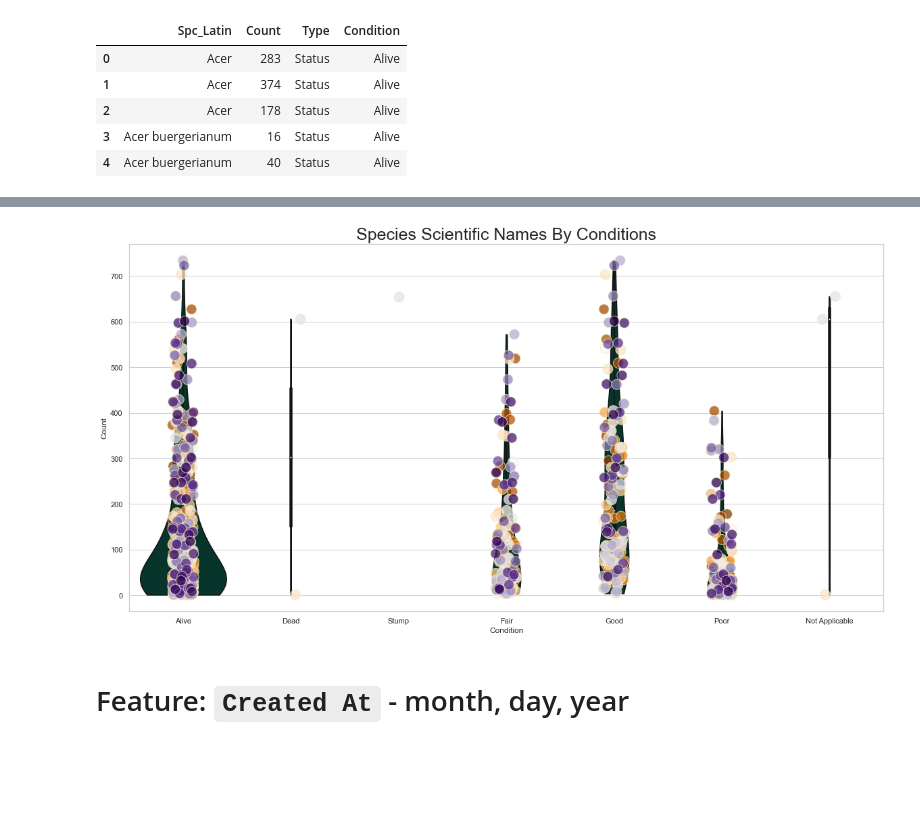
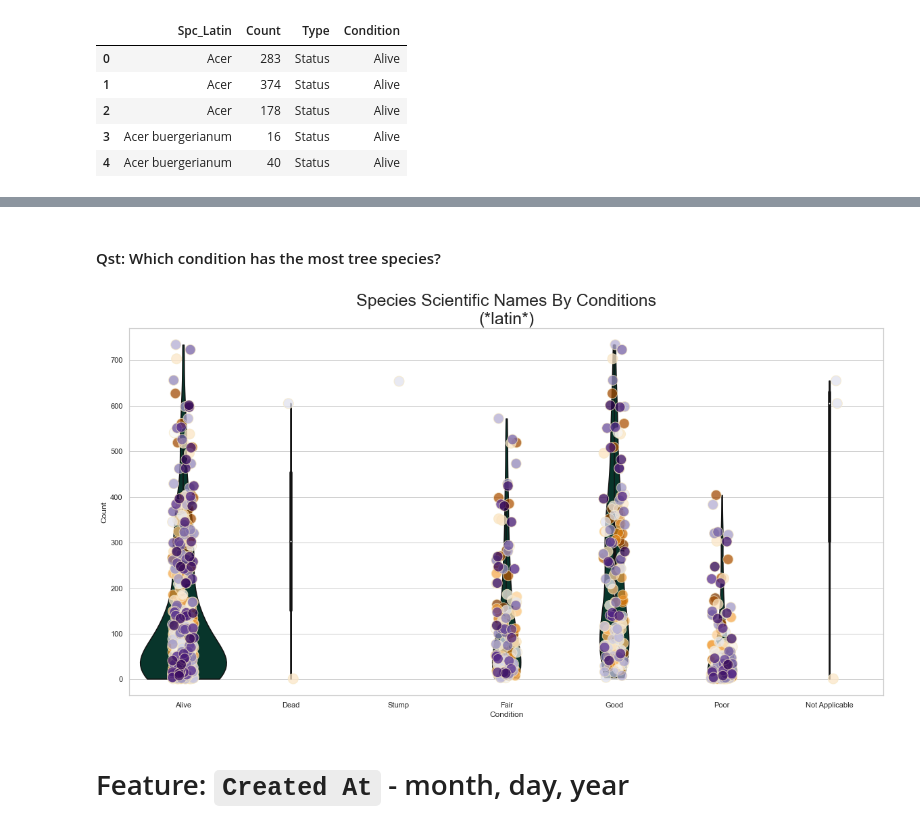
Before and after one commit to MarcellaHarr/ny_street-trees_2015, a Jupyter notebook: exploration-ny-street-trees.ipynb, the cells around one changed output, grey strips where cells are left out. Cells and saved outputs as stored; diff of their text form; code cells hidden in the pictures; blank space fills up the shorter version.

```diff
--- a/exploration-ny-street-trees.ipynb
+++ b/exploration-ny-street-trees.ipynb
@@ -1408,3 +1483,5 @@ species.head()
+# %% [markdown]
+#### Qst: Which condition has the most tree species?
 # %%
 # Visualise species names in relation to Conditions
 
@@ -1417,36 +1494,37 @@ ax = sns.violinplot(data = species,
                   x = 'Condition',
                   y = 'Count',
                   color = '#003c30',
                   scale = 'count', # 'area' / -->'count' / 'width'
                   cut = 0
 )
 
 ax = sns.stripplot(data = species,
               x = 'Condition',
               y = 'Count',
               hue = 'Spc_Latin',
               size = 15,
               palette = 'PuOr',
               edgecolor = '#f6e8c3',
               linewidth = 1,
               jitter = True,
               alpha = .75
 )
 
 # Customize fig
 ax.set_xlabel('Condition')
 ax.set_ylabel('Count')
-plt.title('Species Scientific Names By Conditions',
+plt.title('Species Scientific Names By Conditions\n(*latin*)',
            size = 25)
 ax.get_legend().remove()
 
 # Save fig
-# plt.savefig("Species Scientific Names By Conditions")
+plt.savefig(r'D:\repos\github\ny_street-trees_2015\src\img\Species_Scientific_Names_By_Conditions.png',
+            facecolor="white")
 
 # Plot fig
 plt.show()
 # %% [output]
-[figure, old version]
+[figure, new version]
 # %% [markdown]
 # Feature: `Created At` - month, day, year
 # %% [markdown]
```
Also changed, not shown: parts of 17 cells of this notebook, 15 other files.
